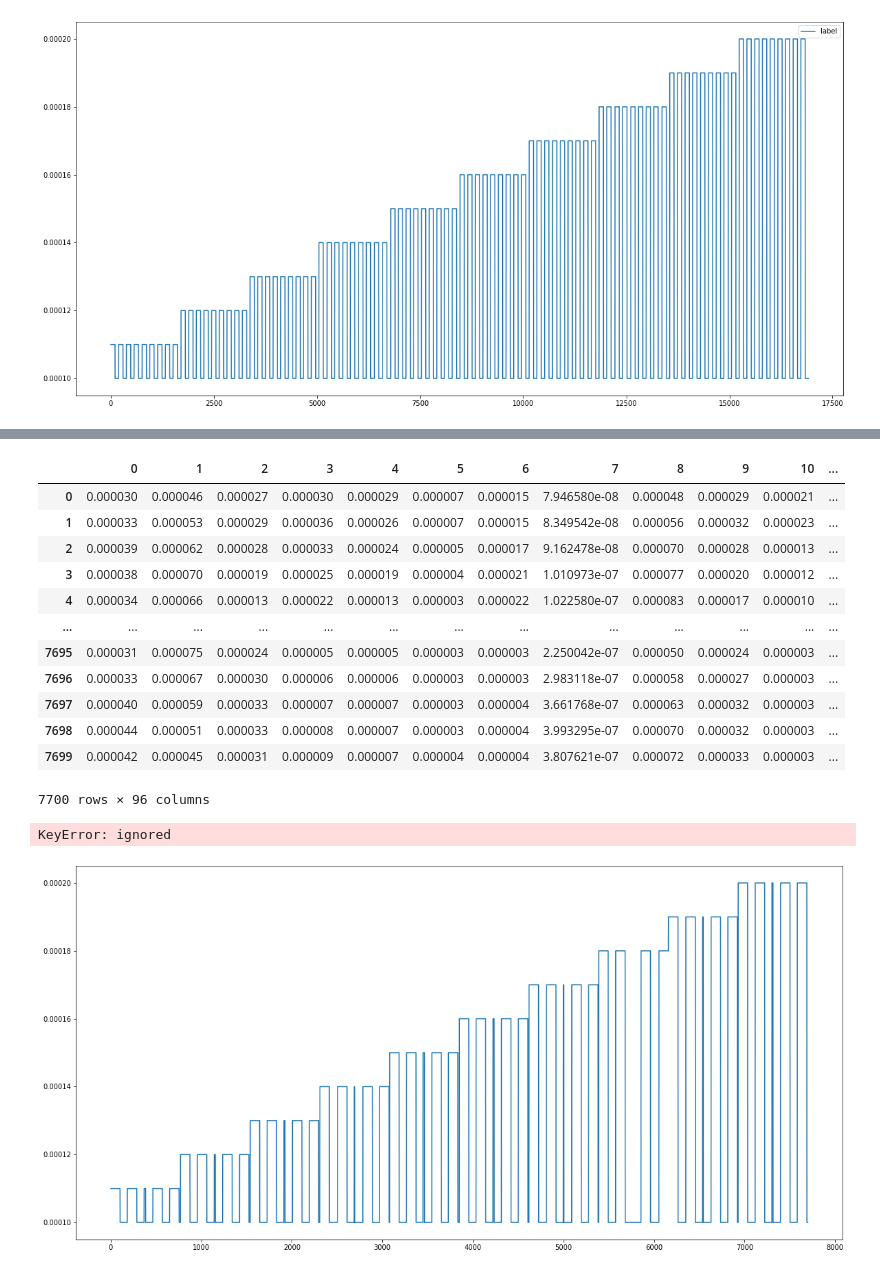
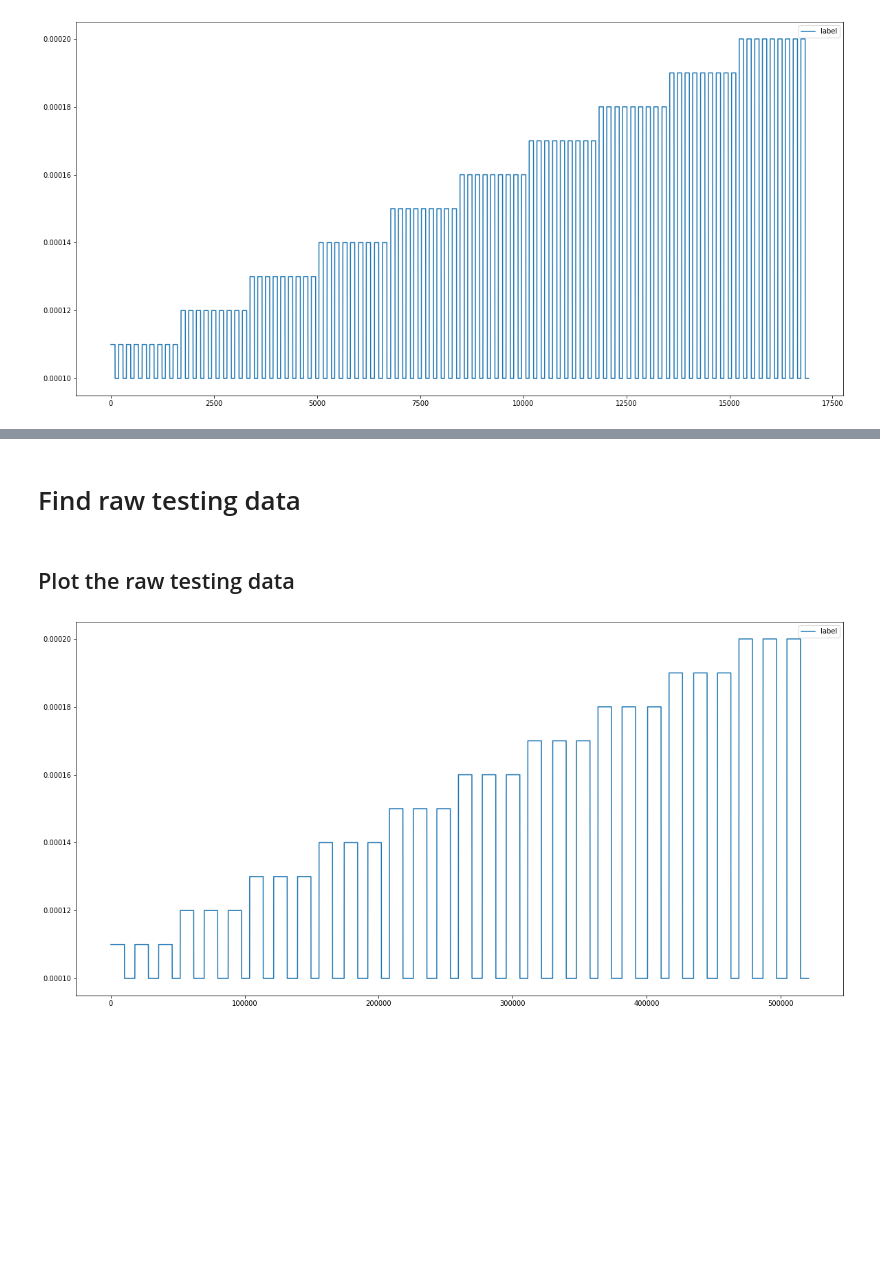
Before and after one commit to MountStonne/GazeSemgIntegration, a Jupyter notebook: more_features/transition_analysis.ipynb, the cells around one changed output, grey strips where cells are left out. Saved outputs shown, nothing was run; the diff lists cells and outputs as text; code cells hidden in the pictures; blank space fills up the shorter version.

Commit message:
finished transition zone first test, with steps=50ms

```diff
--- a/more_features/transition_analysis.ipynb
+++ b/more_features/transition_analysis.ipynb
@@ -130,32 +46,45 @@ ten_end_point
-# %%
-testx_t
-# %% [output]
-|  | 0 | 1 | 2 | 3 | 4 | 5 | 6 | 7 | 8 | 9 | 10 | ... |
-| 0 | 0.000030 | 0.000046 | 0.000027 | 0.000030 | 0.000029 | 0.000007 | 0.000015 | 7.946580e-08 | 0.000048 | 0.000029 | 0.000021 | ... |
-| 1 | 0.000033 | 0.000053 | 0.000029 | 0.000036 | 0.000026 | 0.000007 | 0.000015 | 8.349542e-08 | 0.000056 | 0.000032 | 0.000023 | ... |
-| 2 | 0.000039 | 0.000062 | 0.000028 | 0.000033 | 0.000024 | 0.000005 | 0.000017 | 9.162478e-08 | 0.000070 | 0.000028 | 0.000013 | ... |
-| 3 | 0.000038 | 0.000070 | 0.000019 | 0.000025 | 0.000019 | 0.000004 | 0.000021 | 1.010973e-07 | 0.000077 | 0.000020 | 0.000012 | ... |
-| 4 | 0.000034 | 0.000066 | 0.000013 | 0.000022 | 0.000013 | 0.000003 | 0.000022 | 1.022580e-07 | 0.000083 | 0.000017 | 0.000010 | ... |
-| ... | ... | ... | ... | ... | ... | ... | ... | ... | ... | ... | ... | ... |
-| 7695 | 0.000031 | 0.000075 | 0.000024 | 0.000005 | 0.000005 | 0.000003 | 0.000003 | 2.250042e-07 | 0.000050 | 0.000024 | 0.000003 | ... |
-| 7696 | 0.000033 | 0.000067 | 0.000030 | 0.000006 | 0.000006 | 0.000003 | 0.000003 | 2.983118e-07 | 0.000058 | 0.000027 | 0.000003 | ... |
-| 7697 | 0.000040 | 0.000059 | 0.000033 | 0.000007 | 0.000007 | 0.000003 | 0.000004 | 3.661768e-07 | 0.000063 | 0.000032 | 0.000003 | ... |
-| 7698 | 0.000044 | 0.000051 | 0.000033 | 0.000008 | 0.000007 | 0.000003 | 0.000004 | 3.993295e-07 | 0.000070 | 0.000032 | 0.000003 | ... |
-| 7699 | 0.000042 | 0.000045 | 0.000031 | 0.000009 | 0.000007 | 0.000004 | 0.000004 | 3.807621e-07 | 0.000072 | 0.000033 | 0.000003 | ... |
-7700 rows × 96 columns
-# %%
-testx_t = testx_t.reset_index(drop = True)
-testy_t = testy_t.reset_index(drop= True)
-
-index = np.array(testx_t.index)
-fig, ax = plt.subplots(1, figsize = (20,10))
-line1, = ax.plot(testy_t*0.00001+0.0001)
-for i in tqdm(range(0,12)):
-    ax.plot(index, testx_t[i])
-
-line1.set_label('label')
-ax.legend()
-plt.show();
-# %% [output]
-KeyError: ignored
-[figure, removed]
+# %% [markdown]
+# Find raw testing data
+# %%
+subject_number = 1
+
+static_end = []
+
+for i in tqdm(range(10,10+subject_number)):
+    current_dynamic = pd.read_csv('data_all_intact/S0' + str(i) + '_dynamic.csv', header=None)
+
+    for j in range(len(current_dynamic)-1, -1, -1):
+        if current_dynamic.iloc[j,0] == 0:
+            static_end.append(j)
+            break
+for i in tqdm(range(10,10+subject_number)):
+    # read csv files
+    current_emg = pd.read_csv('data_all_intact/S0' + str(i) + '_emg.csv', header=None)
+    current_grasp = pd.read_csv('data_all_intact/S0' + str(i) + '_grasp.csv', header=None)
+    current_grasprepetition = pd.read_csv('data_all_intact/S0' + str(i) + '_grasprepetition.csv', header=None)
+
+    current_static_emg = current_emg.iloc[0:static_end[i-10]]
+    current_static_grasp = current_grasp.iloc[0:static_end[i-10]]
+    current_static_grasprepetition = current_grasprepetition.iloc[0:static_end[i-10]]
+
+    # find raw train/test data
+    test_index = []
+    for j in tqdm(range(len(current_static_grasprepetition))):
+        if current_static_grasprepetition.iloc[j,0] in [10,11,12]:
+            test_index.append(j)
+    testx_raw = current_static_emg.iloc[test_index].reset_index(drop=True)
+    testy_raw = current_static_grasp.iloc[test_index].reset_index(drop=True)
+# %% [markdown]
+## Plot the raw testing data
+# %%
+# index = np.array(testy.index)
+fig, ax = plt.subplots(1, figsize = (20,10))
+line1, = ax.plot(testy_raw*0.00001+0.0001)
+# for i in tqdm(range(0,12)):
+#     ax.plot(index, trainx[i])
+
+line1.set_label('label')
+ax.legend()
+plt.show();
+# %% [output]
+[figure, added]
```
Also changed, not shown: parts of 74 cells of this notebook, 2 other files.
